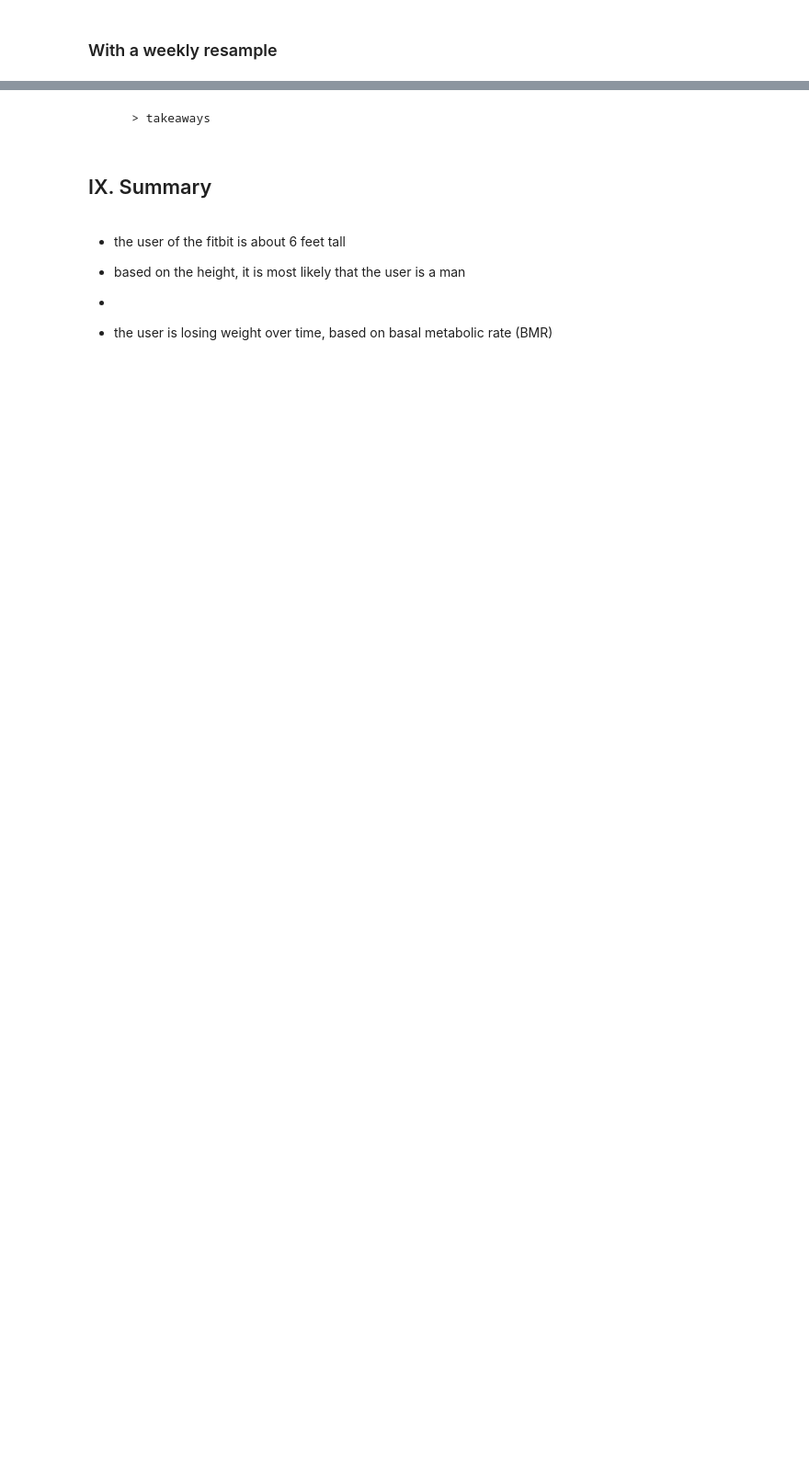
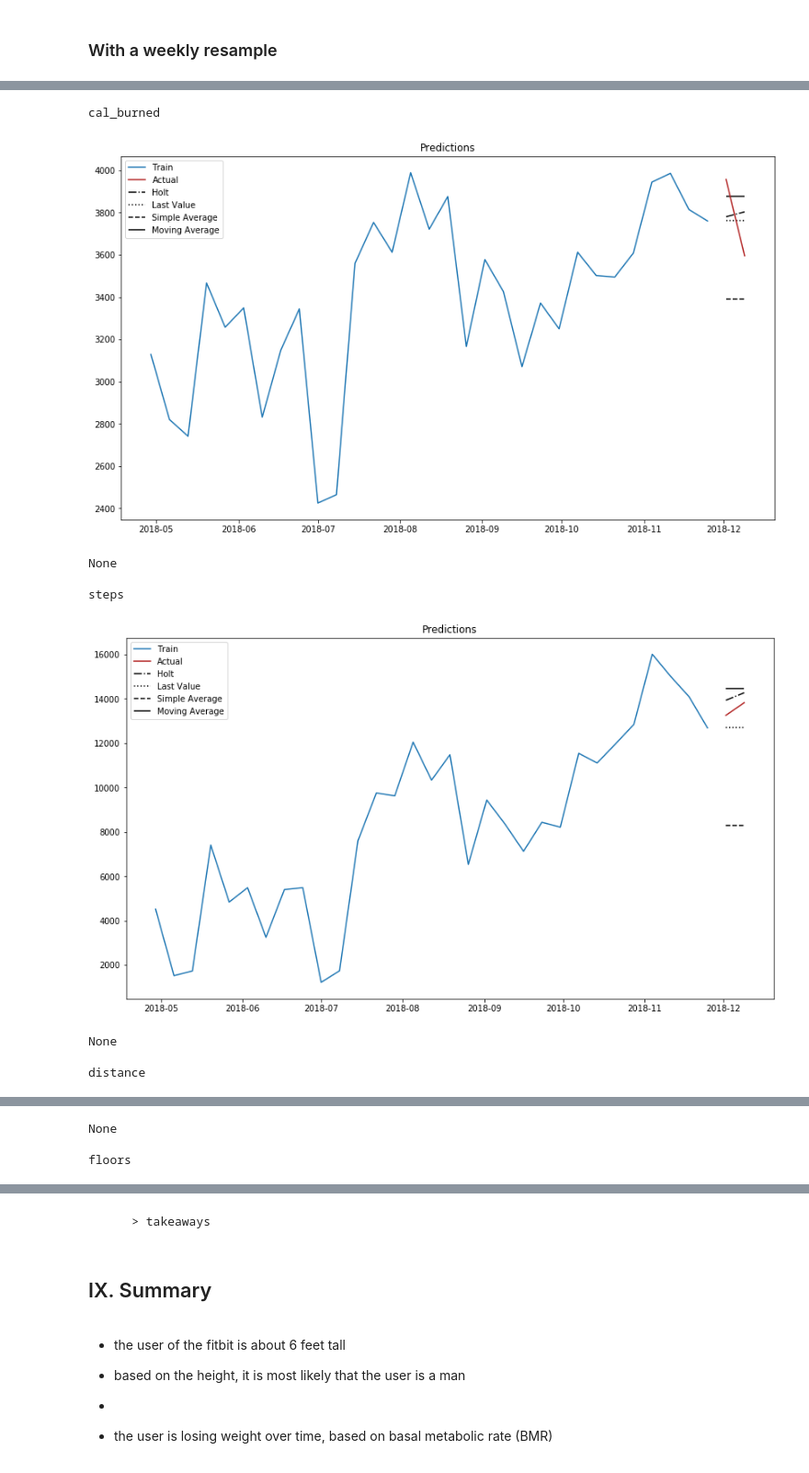
Before and after one commit to Dom-Misty/fit_bit_project, a Jupyter notebook: fitbit-pipeline.ipynb, the cells around one changed output, grey strips where cells are left out. Shown at 92% size. Cells and saved outputs as stored; diff of their text form; code cells hidden in the pictures; blank space fills up the shorter version.

```diff
--- a/fitbit-pipeline.ipynb
+++ b/fitbit-pipeline.ipynb
@@ -445,3 +434,18 @@ steps
 1  simple_avg  8059.795490  89.776364
 2  moving_avg  7716.086757  87.841259
 3        holt  1181.992424  34.380117
+# %%
+for col in train2.columns:
+    print(col)
+    print(model.plot_figures(train2[col], test2[col], 4))
+    print()
+# %% [output]
+cal_burned
+[figure, added]
+None
+
+steps
+[figure, added]
+None
+
+distance
@@ -447,0 +453,3 @@ steps
+None
+
+floors
```
Also changed, not shown: parts of 15 cells of this notebook, 1 other file.
